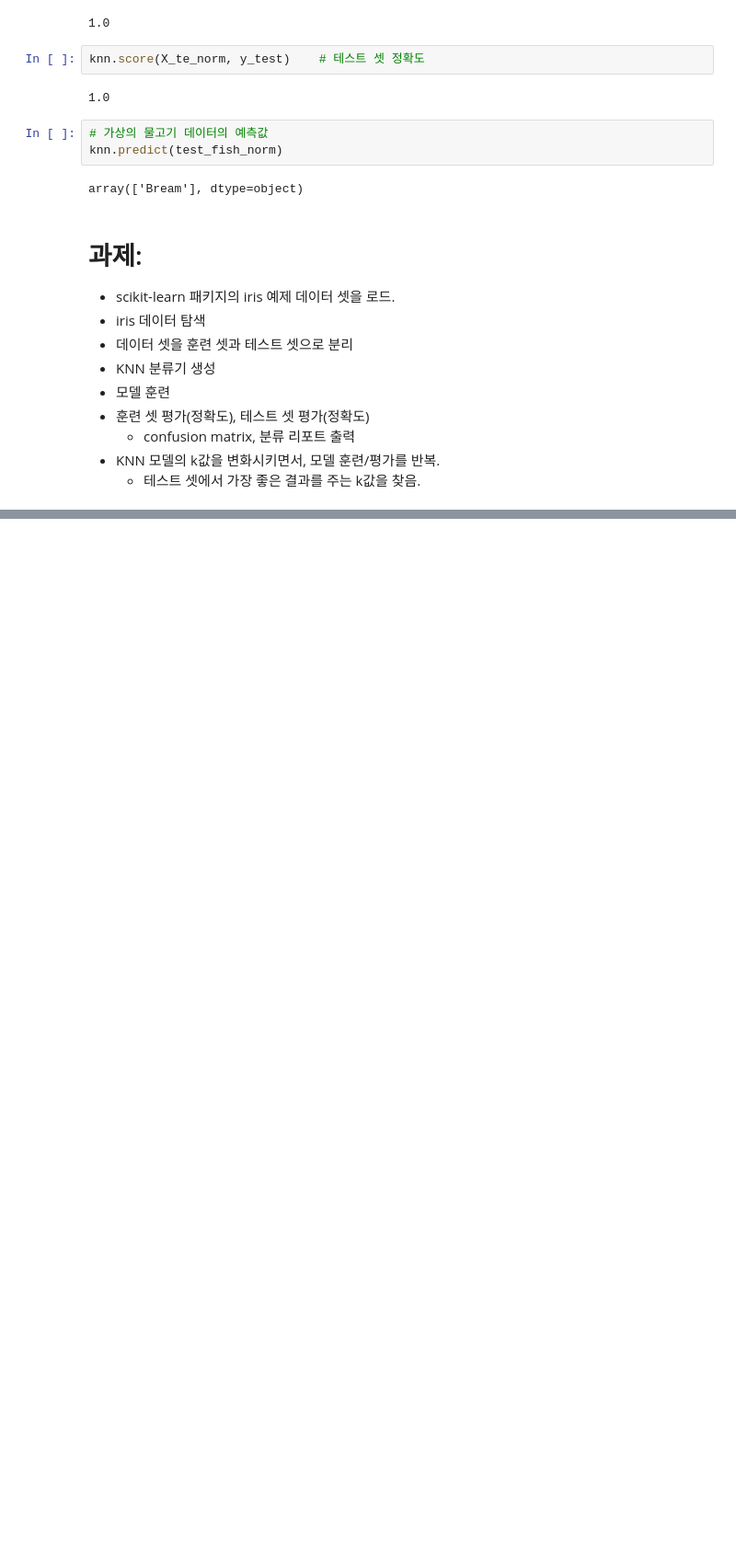
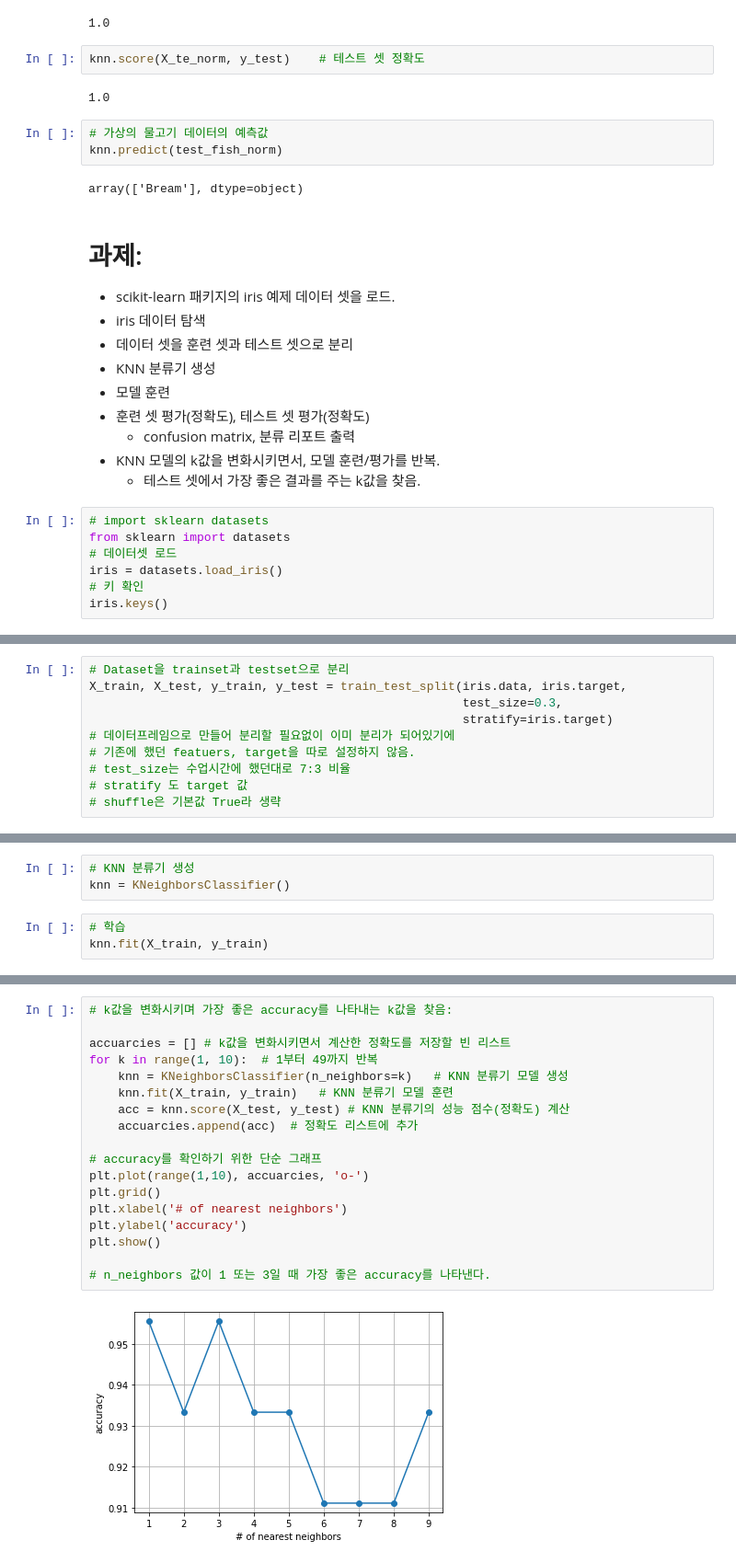
Before and after one commit to Gasijiyo/FirstStep_ML, a Jupyter notebook: ml03_train_test_scaling.ipynb, the cells around one changed output, grey strips where cells are left out. Shown at 92% size. Saved outputs shown, nothing was run; the diff lists cells and outputs as text; blank space fills up the shorter version.

```diff
--- a/ml03_train_test_scaling.ipynb
+++ b/ml03_train_test_scaling.ipynb
@@ -697,3 +697,10 @@ array(['Bream'], dtype=object)
     * confusion matrix, 분류 리포트 출력
 * KNN 모델의 k값을 변화시키면서, 모델 훈련/평가를 반복.
     * 테스트 셋에서 가장 좋은 결과를 주는 k값을 찾음.
+# %%
+# import sklearn datasets
+from sklearn import datasets
+# 데이터셋 로드
+iris = datasets.load_iris()
+# 키 확인
+iris.keys()
@@ -699,0 +752,10 @@ array(['Bream'], dtype=object)
+# %%
+# Dataset을 trainset과 testset으로 분리
+X_train, X_test, y_train, y_test = train_test_split(iris.data, iris.target,
+                                                    test_size=0.3,
+                                                    stratify=iris.target)
+# 데이터프레임으로 만들어 분리할 필요없이 이미 분리가 되어있기에
+# 기존에 했던 featuers, target을 따로 설정하지 않음.
+# test_size는 수업시간에 했던대로 7:3 비율
+# stratify 도 target 값
+# shuffle은 기본값 True라 생략
@@ -699,0 +773,6 @@ array(['Bream'], dtype=object)
+# %%
+# KNN 분류기 생성
+knn = KNeighborsClassifier()
+# %%
+# 학습
+knn.fit(X_train, y_train)
@@ -699,0 +834,20 @@ array(['Bream'], dtype=object)
+# %%
+# k값을 변화시키며 가장 좋은 accuracy를 나타내는 k값을 찾음:
+
+accuarcies = [] # k값을 변화시키면서 계산한 정확도를 저장할 빈 리스트
+for k in range(1, 10):  # 1부터 49까지 반복
+    knn = KNeighborsClassifier(n_neighbors=k)   # KNN 분류기 모델 생성
+    knn.fit(X_train, y_train)   # KNN 분류기 모델 훈련
+    acc = knn.score(X_test, y_test) # KNN 분류기의 성능 점수(정확도) 계산
+    accuarcies.append(acc)  # 정확도 리스트에 추가
+
+# accuracy를 확인하기 위한 단순 그래프
+plt.plot(range(1,10), accuarcies, 'o-')
+plt.grid()
+plt.xlabel('# of nearest neighbors')
+plt.ylabel('accuracy')
+plt.show()
+
+# n_neighbors 값이 1 또는 3일 때 가장 좋은 accuracy를 나타낸다.
+# %% [output]
+[figure, added]
```
Also changed, not shown: parts of 15 cells of this notebook.
